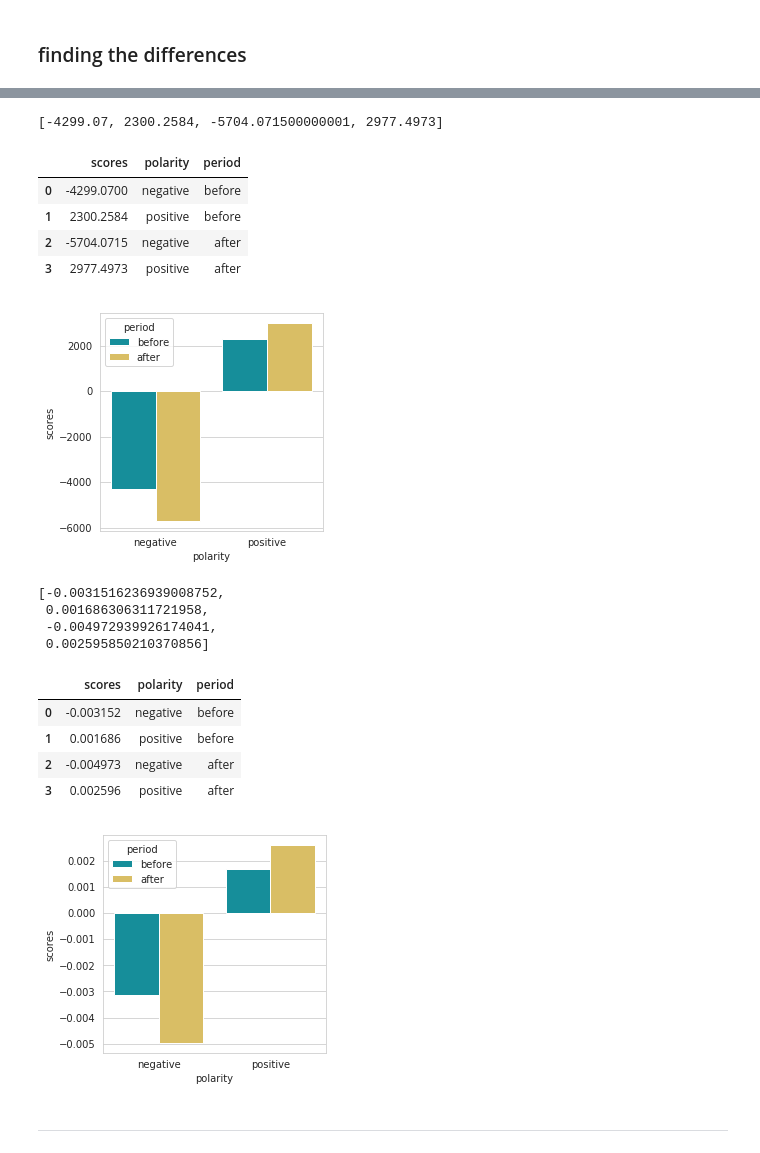
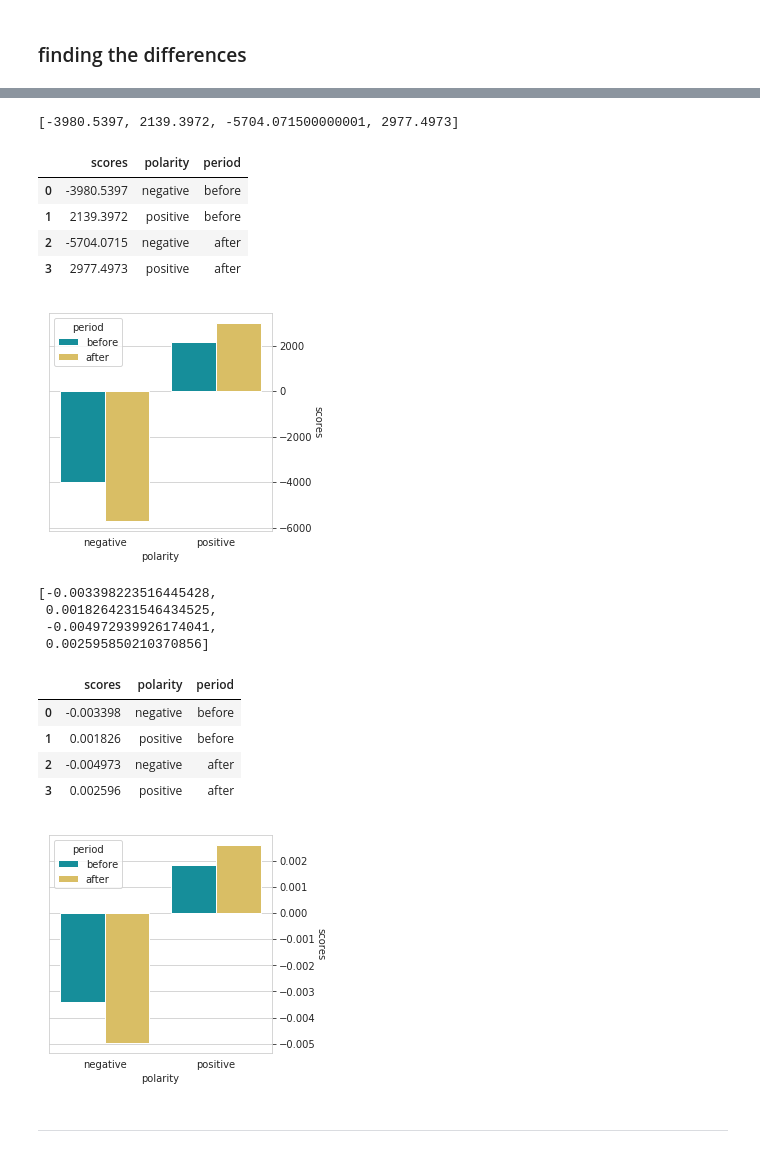
Before and after one commit to yuantinglee/twitter-discourse, a Jupyter notebook: analysis/word_shifts.ipynb, the cells around one changed output, grey strips where cells are left out. Cells and saved outputs as stored; diff of their text form; code cells hidden in the pictures.

```diff
--- a/analysis/word_shifts.ipynb
+++ b/analysis/word_shifts.ipynb
@@ -570,6 +570,8 @@ Set baseline text set as tweets before the release of the report of the coal com
 # cut off baseline before 2017 or not?
 # %%
 tweets_before = texts_de[texts_de['date_only'] < pd.Timestamp(2019,1,26)]
+tweets_before = tweets_before[tweets_before['date_only'] >= pd.Timestamp(2017,1,1)]
+
 tweets_after = texts_de[texts_de['date_only'] >= pd.Timestamp(2019,1,26)]
 # %%
 print(len(tweets_before),len(tweets_after))
@@ -951,6 +955,7 @@ for i in df_wordshift.index:
 # %%
 df_wordshift['polarity'] = polarity
 # %%
+sns.set_palette("tab10")
 fig, ax = plt.subplots(figsize=(8,8))
 sns.barplot(y='word',
             x='difference_norm',
@@ -999,7 +999,7 @@ total_scores_after = [total_score_neg_after, total_score_pos_after]
 total_scores = [total_score_neg_before, total_score_pos_before, total_score_neg_after, total_score_pos_after]
 total_scores
 # %% [output]
-[-4299.07, 2300.2584, -5704.071500000001, 2977.4973]
+[-3980.5397, 2139.3972, -5704.071500000001, 2977.4973]
 # %%
 df_total_scores = pd.DataFrame(total_scores,
                columns =['scores'])
@@ -1008,8 +1008,8 @@ df_total_scores['period'] = ['before', 'before', 'after', 'after']
 df_total_scores
 # %% [output]
 |  | scores | polarity | period |
-| 0 | -4299.0700 | negative | before |
-| 1 | 2300.2584 | positive | before |
+| 0 | -3980.5397 | negative | before |
+| 1 | 2139.3972 | positive | before |
 | 2 | -5704.0715 | negative | after |
 | 3 | 2977.4973 | positive | after |
 # %%
@@ -1024,10 +1024,13 @@ fig, ax = plt.subplots(figsize=(4,4))
 sns.barplot(y='scores',x='polarity',hue='period',data=df_total_scores, ax=ax,
             #palette=customPalette
            )
+ax.set_ylabel('scores',rotation=270, labelpad=10)
+ax.yaxis.set_label_position("right")
+ax.yaxis.tick_right()
 plt.show()
 #fig.savefig('plots/wordshift_coalcomm_report_totalscores.png', dpi=300, bbox_inches='tight')
 # %% [output]
-[figure, old version]
+[figure, new version]
 # %%
 total_scores_before_norm = [total_score_neg_before_norm, total_score_pos_before_norm]
 total_scores_after_norm = [total_score_neg_after_norm, total_score_pos_after_norm]
@@ -1035,8 +1038,8 @@ total_scores_norm = [total_score_neg_before_norm, total_score_pos_before_norm,
                      total_score_neg_after_norm, total_score_pos_after_norm]
 total_scores_norm
 # %% [output]
-[-0.0031516236939008752,
- 0.001686306311721958,
+[-0.003398223516445428,
+ 0.0018264231546434525,
  -0.004972939926174041,
  0.002595850210370856]
 # %%
@@ -1047,26 +1050,30 @@ df_total_scores_norm['period'] = ['before', 'before', 'after', 'after']
 df_total_scores_norm
 # %% [output]
 |  | scores | polarity | period |
-| 0 | -0.003152 | negative | before |
-| 1 | 0.001686 | positive | before |
+| 0 | -0.003398 | negative | before |
+| 1 | 0.001826 | positive | before |
 | 2 | -0.004973 | negative | after |
 | 3 | 0.002596 | positive | after |
 # %%
 # Create an array with the colors you want to use
 colors = ["#00A0B0", "#EDC951"]
 # Set your custom color palette
 customPalette = sns.set_palette(sns.color_palette(colors))
 
 #sns.set_palette('viridis')
 
 fig, ax = plt.subplots(figsize=(4,4))
 sns.barplot(y='scores',x='polarity',hue='period',data=df_total_scores_norm, ax=ax,
             #palette=customPalette
            )
+ax.set_ylabel('scores',rotation=270, labelpad=10)
+ax.yaxis.set_label_position("right")
+ax.yaxis.tick_right()
+plt.show()
 plt.show()
 #fig.savefig('plots/wordshift_coalcomm_report_totalscores_norm.png', dpi=300, bbox_inches='tight')
 # %% [output]
-[figure, old version]
+[figure, new version]
 # %% [markdown]
 ---
 # %% [markdown]
```
Also changed, not shown: parts of 18 cells of this notebook.
